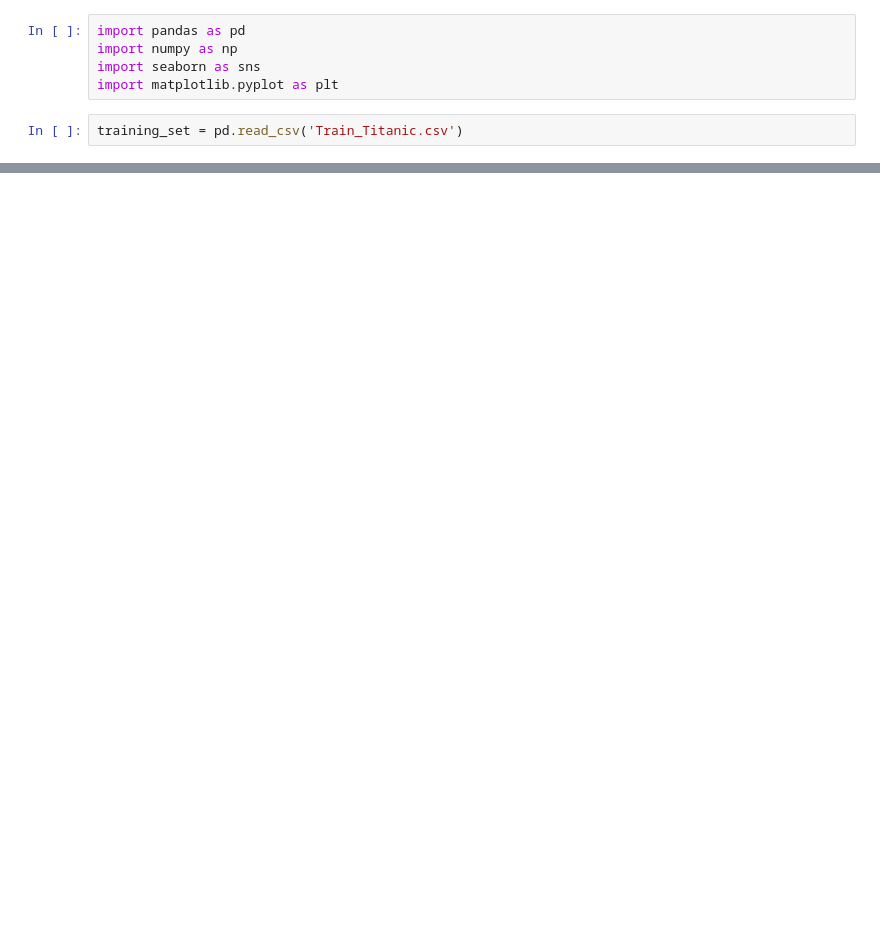
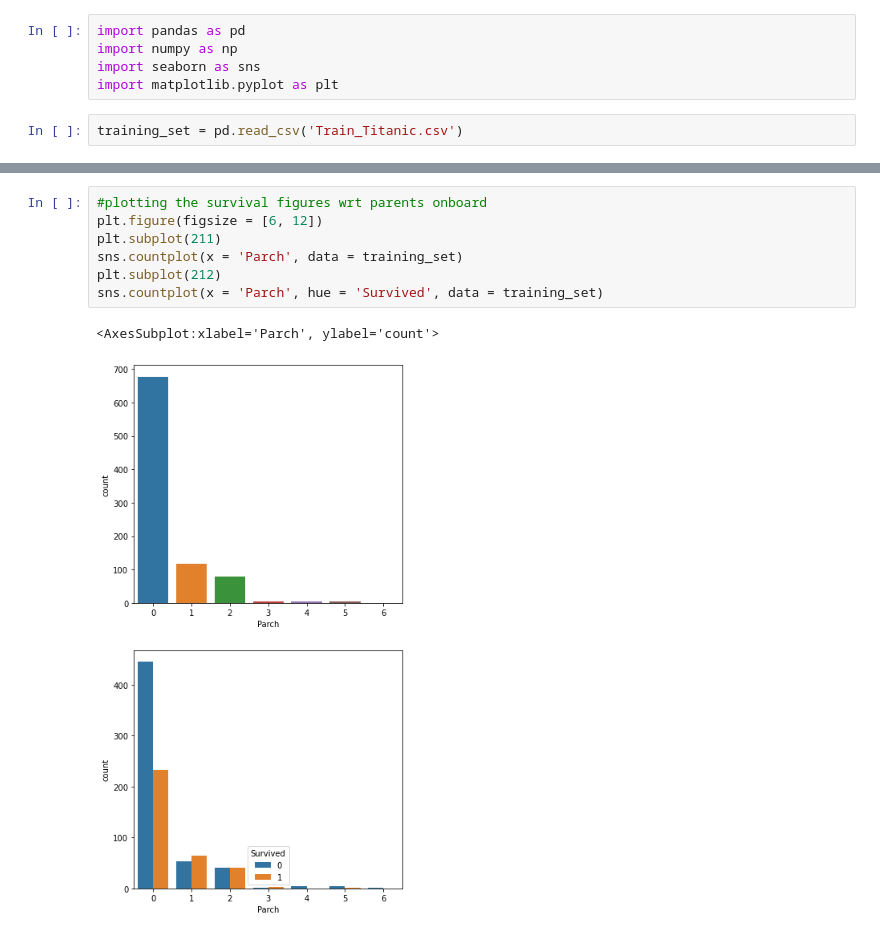
Before and after one commit to kartik-sajwan/ml-practice-projects, a Jupyter notebook: Titanic/titanic-survival.ipynb, the cells around one changed output, grey strips where cells are left out. Drawn from its saved outputs; the diff is of its cells as text; blank space fills up the shorter version.

```diff
--- a/Titanic/titanic-survival.ipynb
+++ b/Titanic/titanic-survival.ipynb
@@ -21,0 +76,10 @@ training_set.head(10)
+# %%
+#plotting the survival figures wrt parents onboard
+plt.figure(figsize = [6, 12])
+plt.subplot(211)
+sns.countplot(x = 'Parch', data = training_set)
+plt.subplot(212)
+sns.countplot(x = 'Parch', hue = 'Survived', data = training_set)
+# %% [output]
+<AxesSubplot:xlabel='Parch', ylabel='count'>
+[figure, added]
```
Also changed, not shown: parts of 17 cells of this notebook.
